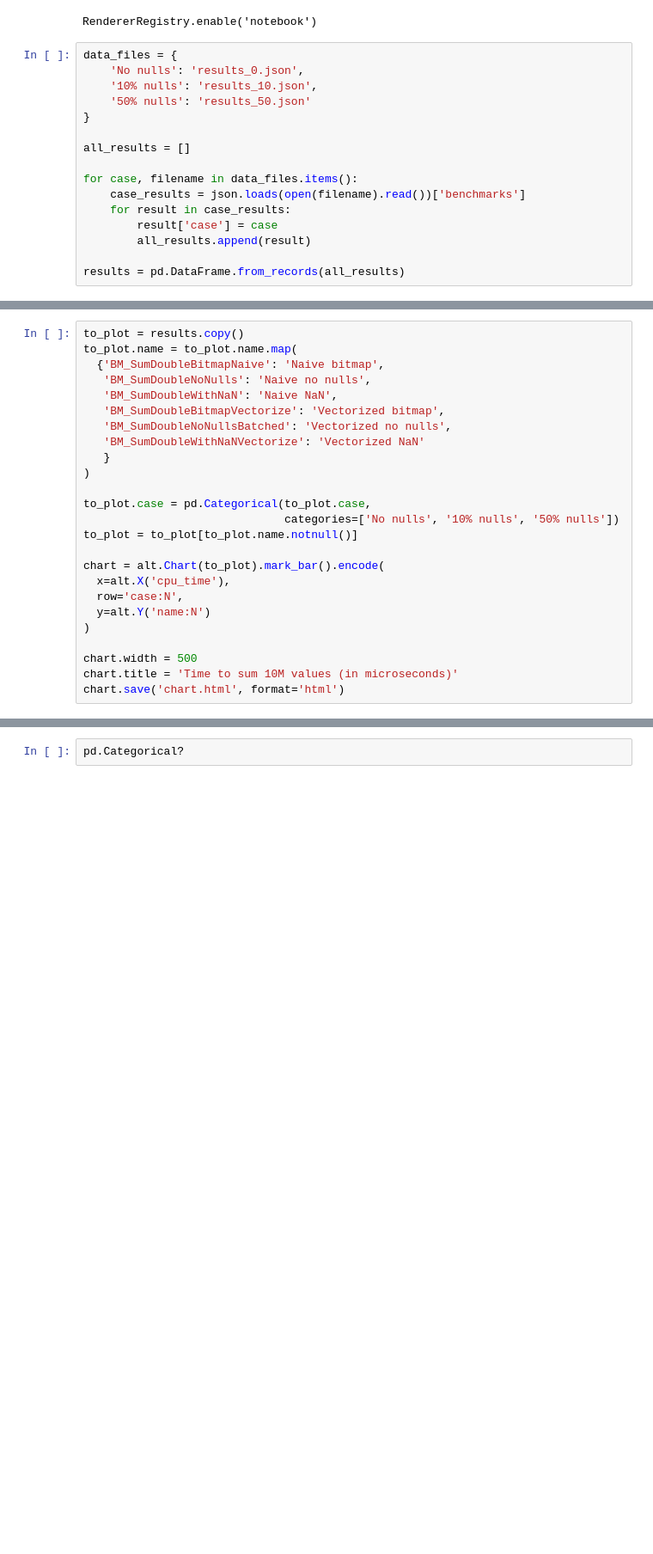
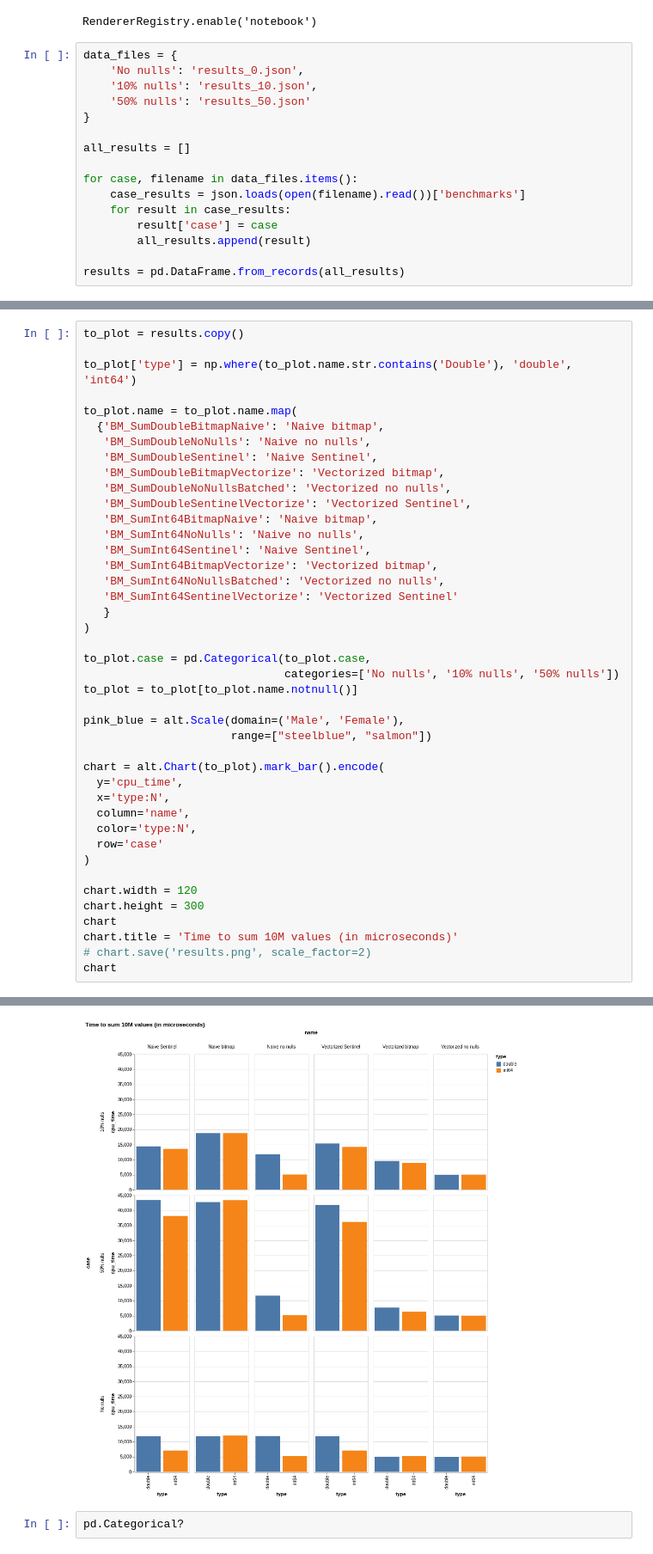
Before and after one commit to wesm/bitmaps-vs-sentinels, a Jupyter notebook: ResultsVisualize.ipynb, the cells around one changed output, grey strips where cells are left out. Shown at 86% size. Cells and saved outputs as stored; diff of their text form; blank space fills up the shorter version.

```diff
--- a/ResultsVisualize.ipynb
+++ b/ResultsVisualize.ipynb
@@ -44,12 +73,21 @@ results
 # %%
 to_plot = results.copy()
+
+to_plot['type'] = np.where(to_plot.name.str.contains('Double'), 'double', 'int64')
+
 to_plot.name = to_plot.name.map(
   {'BM_SumDoubleBitmapNaive': 'Naive bitmap',
    'BM_SumDoubleNoNulls': 'Naive no nulls',
-   'BM_SumDoubleWithNaN': 'Naive NaN',
+   'BM_SumDoubleSentinel': 'Naive Sentinel',
    'BM_SumDoubleBitmapVectorize': 'Vectorized bitmap',
    'BM_SumDoubleNoNullsBatched': 'Vectorized no nulls',
-   'BM_SumDoubleWithNaNVectorize': 'Vectorized NaN'
+   'BM_SumDoubleSentinelVectorize': 'Vectorized Sentinel',
+   'BM_SumInt64BitmapNaive': 'Naive bitmap',
+   'BM_SumInt64NoNulls': 'Naive no nulls',
+   'BM_SumInt64Sentinel': 'Naive Sentinel',
+   'BM_SumInt64BitmapVectorize': 'Vectorized bitmap',
+   'BM_SumInt64NoNullsBatched': 'Vectorized no nulls',
+   'BM_SumInt64SentinelVectorize': 'Vectorized Sentinel'
    }
 )
 
@@ -57,12 +95,21 @@ to_plot.case = pd.Categorical(to_plot.case,
                               categories=['No nulls', '10% nulls', '50% nulls'])
 to_plot = to_plot[to_plot.name.notnull()]
 
+pink_blue = alt.Scale(domain=('Male', 'Female'),
+                      range=["steelblue", "salmon"])
+
 chart = alt.Chart(to_plot).mark_bar().encode(
-  x=alt.X('cpu_time'),
-  row='case:N',
-  y=alt.Y('name:N')
+  y='cpu_time',
+  x='type:N',
+  column='name',
+  color='type:N',
+  row='case'
 )
 
-chart.width = 500
+chart.width = 120
+chart.height = 300
+chart
 chart.title = 'Time to sum 10M values (in microseconds)'
-chart.save('chart.html', format='html')
+# chart.save('results.png', scale_factor=2)
+chart
+# %% [output]
@@ -69,2 +117,3 @@ chart.save('chart.html', format='html')
+[figure, added]
 # %%
 pd.Categorical?
```
Also changed, not shown: parts of 6 cells of this notebook, 1 other file.
